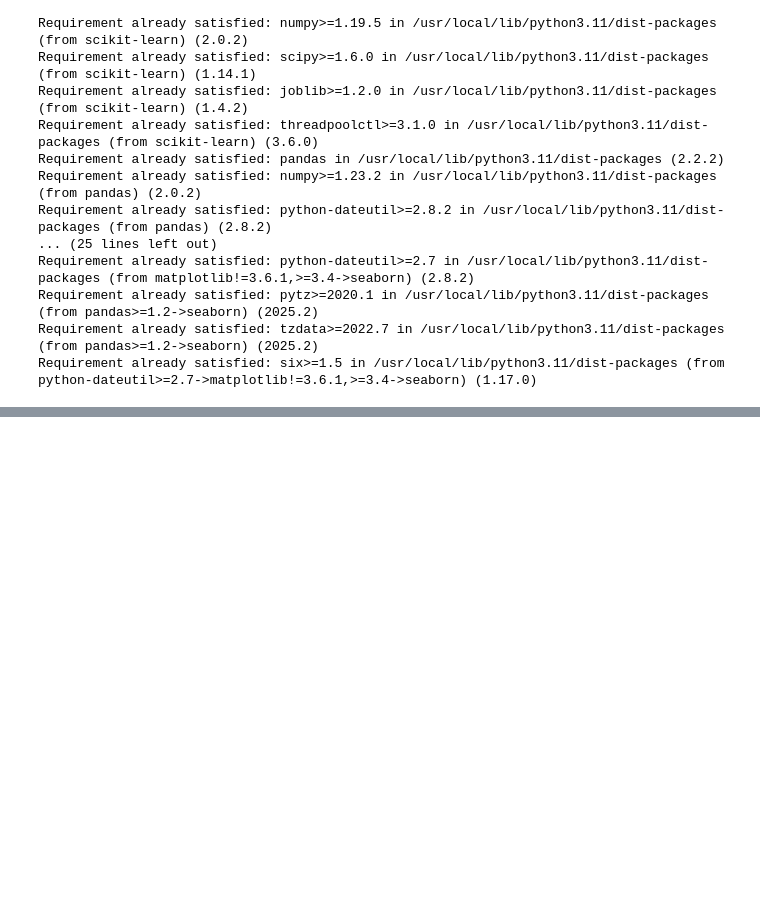
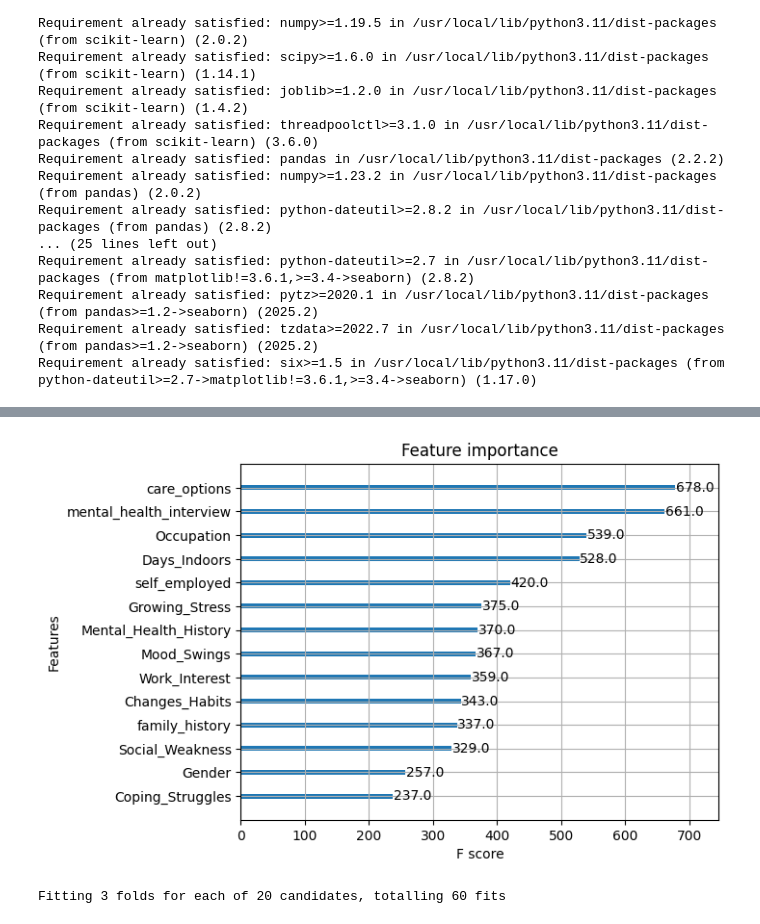
Before and after one commit to BoshithaMGunarathna/Mental-Health-Prediction, a Jupyter notebook: Machiine_Learning_1.ipynb, the cells around one changed output, grey strips where cells are left out. Cells and saved outputs as stored; diff of their text form; code cells hidden in the pictures; blank space fills up the shorter version.

```diff
--- a/Machiine_Learning_1.ipynb
+++ b/Machiine_Learning_1.ipynb
@@ -38,0 +167,6 @@ data = pd.read_csv('/path_to_your_dataset.csv')
+# %%
+
+X = data.drop('treatment', axis=1)  # Features
+y = data['treatment']  # Target
+# %%
+X = X.drop('Country', axis=1)
@@ -38,0 +187,18 @@ data = pd.read_csv('/path_to_your_dataset.csv')
+# %%
+# Encode the target column to 0 and 1
+y = data['treatment'].map({'No': 0, 'Yes': 1})
+# %%
+# Train-Test Split
+X_train, X_test, y_train, y_test = train_test_split(X, y, test_size=0.2, random_state=42)
+
+# Model Training
+model = xgb.XGBClassifier(use_label_encoder=False, eval_metric='logloss')
+model.fit(X_train, y_train)
+
+# Predictions
+y_pred = model.predict(X_test)
+
+# Evaluation
+print("Accuracy:", accuracy_score(y_test, y_pred))
+print("\nConfusion Matrix:\n", confusion_matrix(y_test, y_pred))
+print("\nClassification Report:\n", classification_report(y_test, y_pred))
@@ -38,0 +224,25 @@ data = pd.read_csv('/path_to_your_dataset.csv')
+# %%
+xgb.plot_importance(model)
+plt.show()
+# %% [output]
+[figure, added]
+# %%
+from sklearn.model_selection import RandomizedSearchCV
+
+params = {
+    'n_estimators': [100, 200, 300],
+    'max_depth': [3, 5, 7, 10],
+    'learning_rate': [0.01, 0.05, 0.1],
+    'subsample': [0.6, 0.8, 1.0],
+    'colsample_bytree': [0.6, 0.8, 1.0],
+}
+
+xgb_clf = xgb.XGBClassifier(eval_metric='logloss')
+
+search = RandomizedSearchCV(xgb_clf, param_distributions=params, n_iter=20,
+                            scoring='accuracy', cv=3, verbose=1, random_state=42, n_jobs=-1)
+search.fit(X_train, y_train)
+
+best_model = search.best_estimator_
+# %% [output]
+Fitting 3 folds for each of 20 candidates, totalling 60 fits
```
Also changed, not shown: parts of 25 cells of this notebook.
